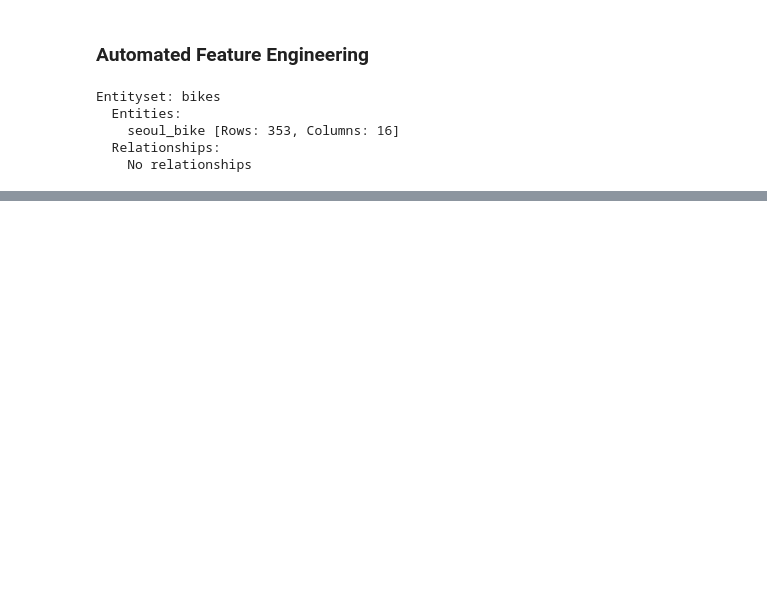
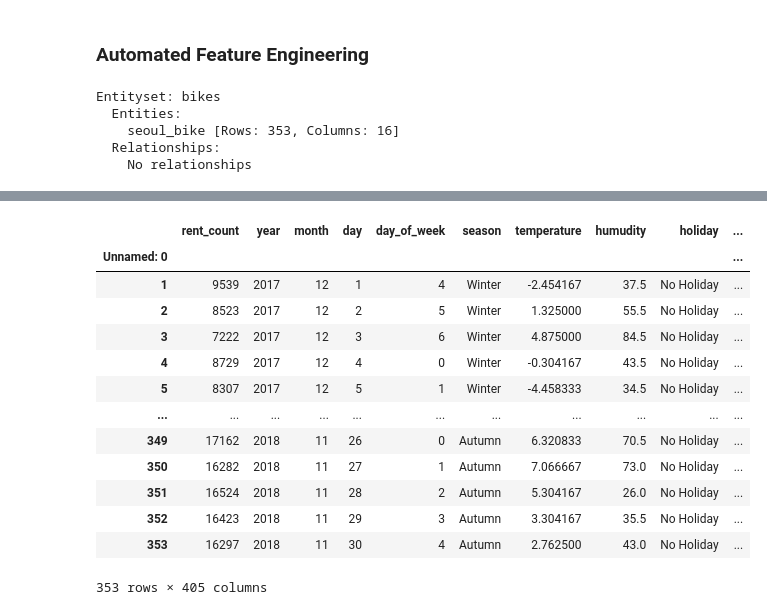
Before and after one commit to Jiian/seoulbike, a Jupyter notebook: feature_engineering/feature_engineering(automated)_leo.ipynb, the cells around one changed output, grey strips where cells are left out. Drawn from its saved outputs; the diff is of its cells as text; code cells hidden in the pictures; blank space fills up the shorter version.

```diff
--- a/feature_engineering/feature_engineering(automated)_leo.ipynb
+++ b/feature_engineering/feature_engineering(automated)_leo.ipynb
@@ -63 +145,18 @@ feature_matrix.columns
+# %%
+feature_matrix
+# %% [output]
+|  | rent_count | year | month | day | day_of_week | season | temperature | humudity | holiday | ... |
+| Unnamed: 0 |  |  |  |  |  |  |  |  |  | ... |
+| 1 | 9539 | 2017 | 12 | 1 | 4 | Winter | -2.454167 | 37.5 | No Holiday | ... |
+| 2 | 8523 | 2017 | 12 | 2 | 5 | Winter | 1.325000 | 55.5 | No Holiday | ... |
+| 3 | 7222 | 2017 | 12 | 3 | 6 | Winter | 4.875000 | 84.5 | No Holiday | ... |
+| 4 | 8729 | 2017 | 12 | 4 | 0 | Winter | -0.304167 | 43.5 | No Holiday | ... |
+| 5 | 8307 | 2017 | 12 | 5 | 1 | Winter | -4.458333 | 34.5 | No Holiday | ... |
+| ... | ... | ... | ... | ... | ... | ... | ... | ... | ... | ... |
+| 349 | 17162 | 2018 | 11 | 26 | 0 | Autumn | 6.320833 | 70.5 | No Holiday | ... |
+| 350 | 16282 | 2018 | 11 | 27 | 1 | Autumn | 7.066667 | 73.0 | No Holiday | ... |
+| 351 | 16524 | 2018 | 11 | 28 | 2 | Autumn | 5.304167 | 26.0 | No Holiday | ... |
+| 352 | 16423 | 2018 | 11 | 29 | 3 | Autumn | 3.304167 | 35.5 | No Holiday | ... |
+| 353 | 16297 | 2018 | 11 | 30 | 4 | Autumn | 2.762500 | 43.0 | No Holiday | ... |
+353 rows × 405 columns
 # %%
```
Also changed, not shown: parts of 8 cells of this notebook, 3 other files.
